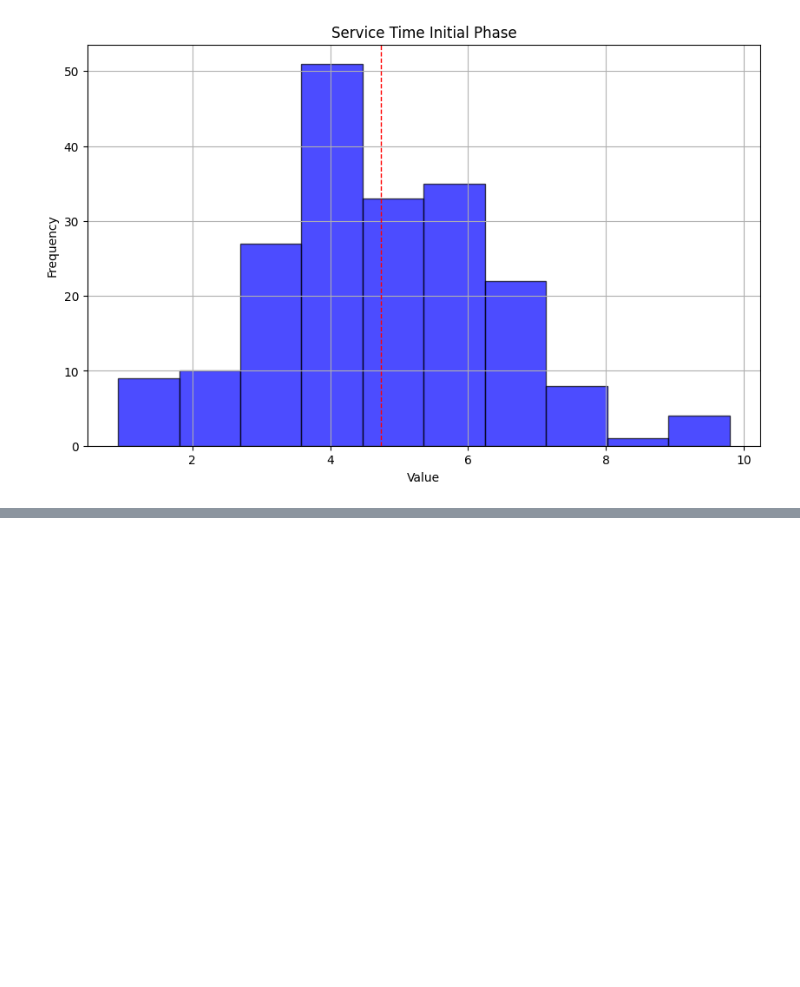
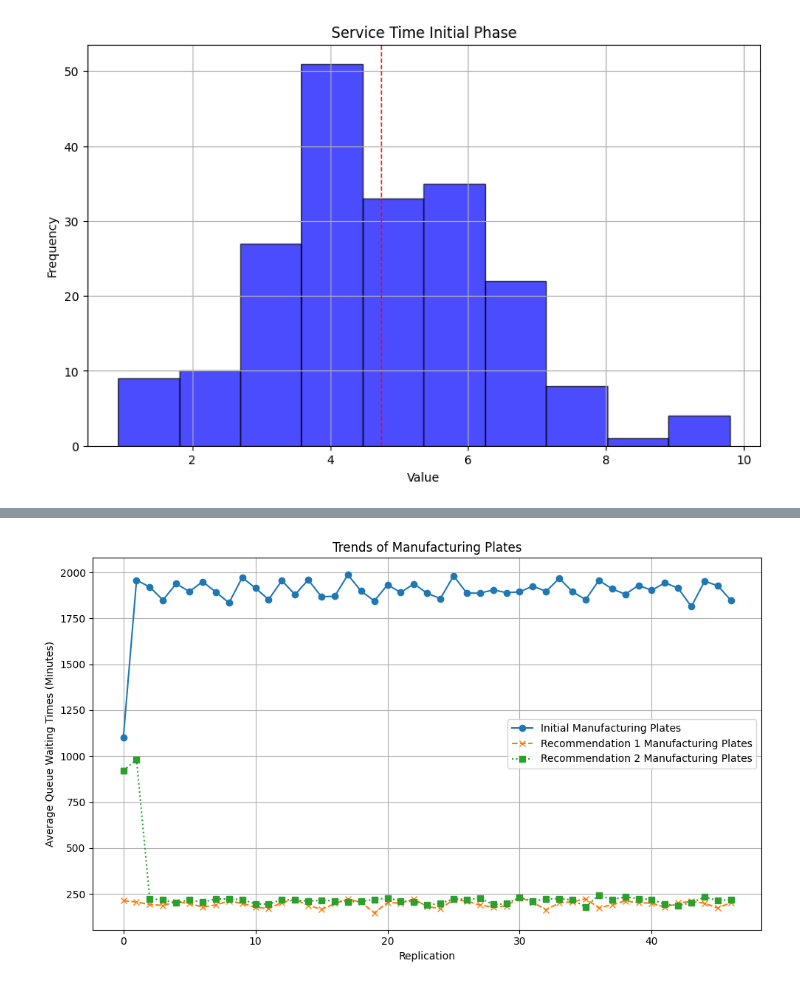
Before and after one commit to LaurenJE/Practice, a Jupyter notebook: code.ipynb, the cells around one changed output, grey strips where cells are left out. Saved outputs shown, nothing was run; the diff lists cells and outputs as text; code cells hidden in the pictures; blank space fills up the shorter version.

```diff
--- a/code.ipynb
+++ b/code.ipynb
@@ -196,0 +313,43 @@ plt.show()
+# %%
+recommendation_1_manufacturing_plates = [
+    213.1454884, 205.9941239, 192.4435315, 187.2929974, 207.4577232, 198.6388028, 178.4265225,
+    189.9459912, 211.3474798, 198.2909066, 178.0959214, 169.4442295, 203.3626864, 219.0479023,
+    188.311089, 165.8474403, 196.7893139, 222.0575826, 204.7178748, 146.9972556, 203.0937313,
+    200.1708121, 222.7578297, 180.8595853, 170.5727909, 218.3624057, 210.731668, 188.7610304,
+    178.341769, 183.9900314, 231.9428104, 203.3169547, 163.8295009, 201.1136738, 207.5712987,
+    223.3458894, 174.5137293, 190.2968339, 212.3605297, 201.3021376, 200.0594672, 176.9646589,
+    200.846519, 208.8460273, 199.3203146, 172.9715667, 203.5332165
+]
+# %%
+recommendation_2_manufacturing_plates = [
+    921.4499347, 980.9933778, 223.6009443, 217.0186761, 201.4520194, 217.8948393, 205.0262725,
+    222.1166702, 222.9060927, 219.0769149, 195.5866688, 194.7108626, 218.4578633, 216.4882218,
+    211.0945765, 214.5756524, 212.2961156, 207.4182531, 209.3621356, 219.6660794, 226.8889738,
+    211.3844419, 208.1981584, 189.8166649, 198.3974872, 223.6003611, 220.3990842, 225.7336461,
+    192.5236659, 196.4695707, 231.4377934, 209.8530921, 222.6097759, 224.3675879, 217.4373837,
+    179.6074894, 243.4173864, 219.8534925, 233.5796092, 224.1443883, 219.651369, 193.4732311,
+    187.7949819, 201.1004868, 233.7688646, 213.3219362, 219.6571264
+]
+# %%
+# Plotting the data
+plt.figure(figsize=(10, 6))
+
+# Plotting each dataset with different line styles and labels
+plt.plot(initial_manufacturing_plates, label='Initial Manufacturing Plates', linestyle='-', marker='o')
+plt.plot(recommendation_1_manufacturing_plates, label='Recommendation 1 Manufacturing Plates', linestyle='--', marker='x')
+plt.plot(recommendation_2_manufacturing_plates, label='Recommendation 2 Manufacturing Plates', linestyle=':', marker='s')
+
+# Adding title and labels
+plt.title('Trends of Manufacturing Plates')
+plt.xlabel('Replication')
+plt.ylabel('Average Queue Waiting Times (Minutes)')
+
+# Adding a legend to differentiate the lines
+plt.legend()
+
+# Displaying the plot
+plt.grid(True)
+plt.tight_layout()
+plt.show()
+# %% [output]
+[figure, added]
```
Also changed, not shown: parts of 13 cells of this notebook, 4 other files.
